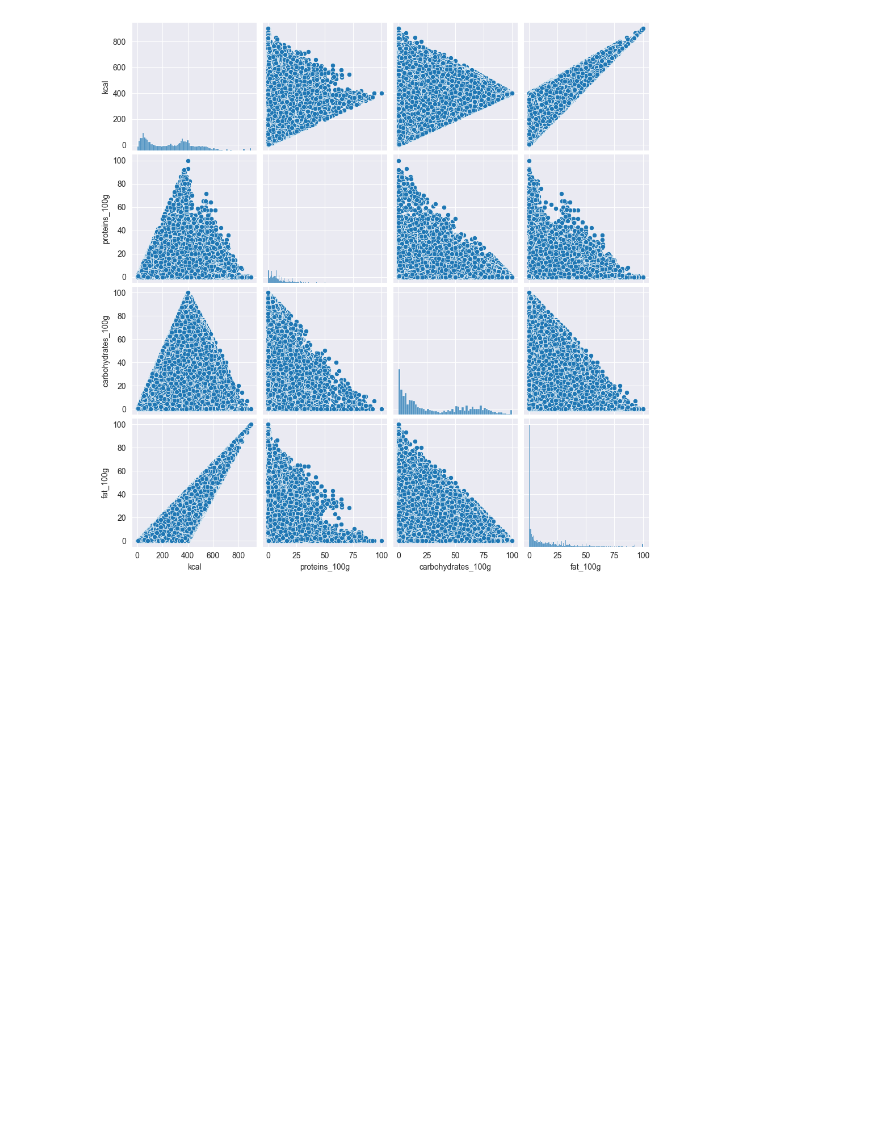
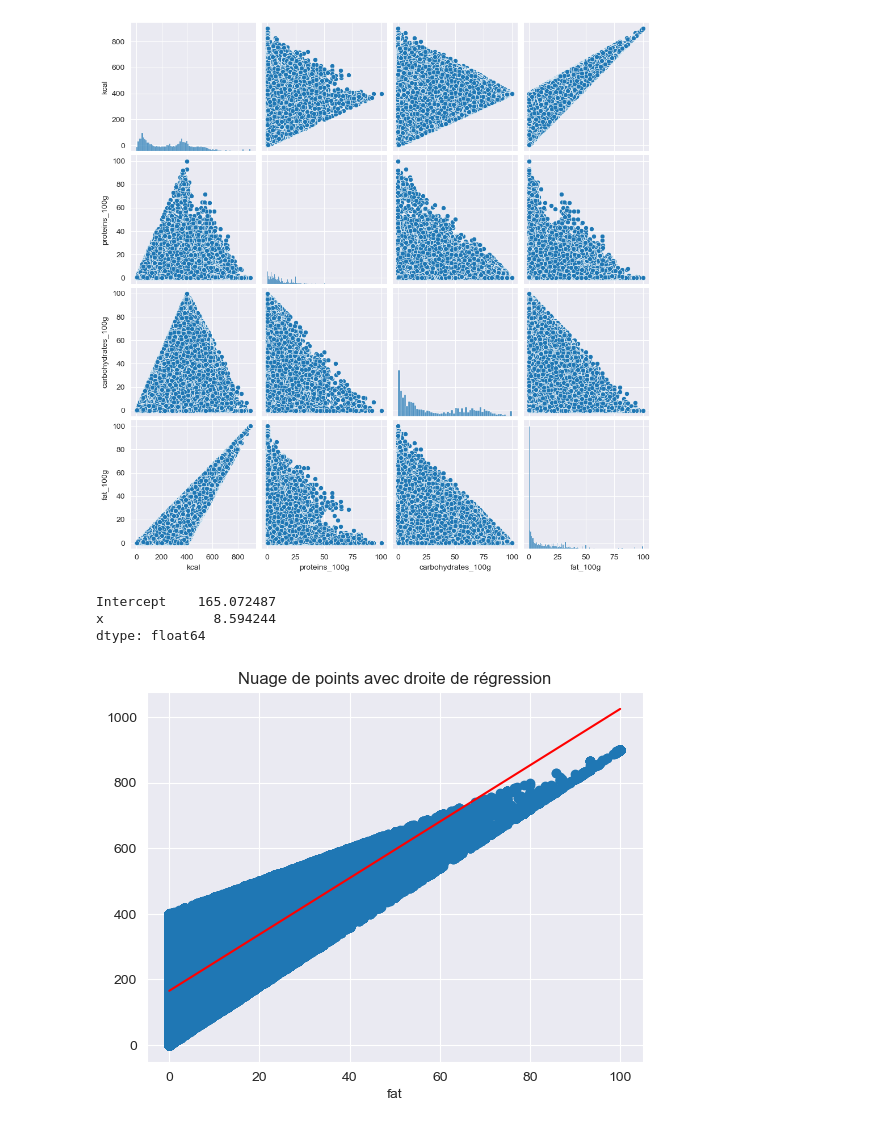
Before and after one commit to BinaryLost/machine_learning_projects, a Jupyter notebook: projet_2/analyse_openfood.ipynb, the cells around one changed output. Saved outputs shown, nothing was run; the diff lists cells and outputs as text; code cells hidden in the pictures; blank space fills up the shorter version.

Commit message:
ajout droite de regression linéaire

```diff
--- a/projet_2/analyse_openfood.ipynb
+++ b/projet_2/analyse_openfood.ipynb
@@ -231,3 +231,37 @@ sns.pairplot(data[["kcal","proteins_100g","carbohydrates_100g","fat_100g"]])
 # %% [output]
 <seaborn.axisgrid.PairGrid at 0x...>
 [figure]
+# %%
+import statsmodels.formula.api as smf
+
+dataf = {'x': data['fat_100g'], 'y': data['kcal']}
+df = pd.DataFrame(dataf)
+
+# Régression linéaire
+model = smf.ols(formula='y ~ x', data=df)
+results = model.fit()
+
+# Coefficients de la droite de régression
+a = results.params['x']
+b = results.params['Intercept']
+
+# Calcul des valeurs de la droite de régression pour x
+x_range = range(int(min(df['x'])), int(max(df['x']))+1)
+y_reg = [a*i + b for i in x_range]
+
+# Création du graphique
+plt.scatter(df['x'], df['y'])
+plt.plot(x_range, y_reg, color='red')
+
+# Ajout d'un titre et d'étiquettes d'axes
+plt.title("Nuage de points avec droite de régression")
+plt.xlabel("fat")
+plt.ylabel("")
+
+# Affichage du graphique
+plt.show()
+# %% [output]
+Intercept    165.072487
+x              8.594244
+dtype: float64
+[figure, added]
```
Also changed, not shown: parts of 8 cells of this notebook, 2 other files.
